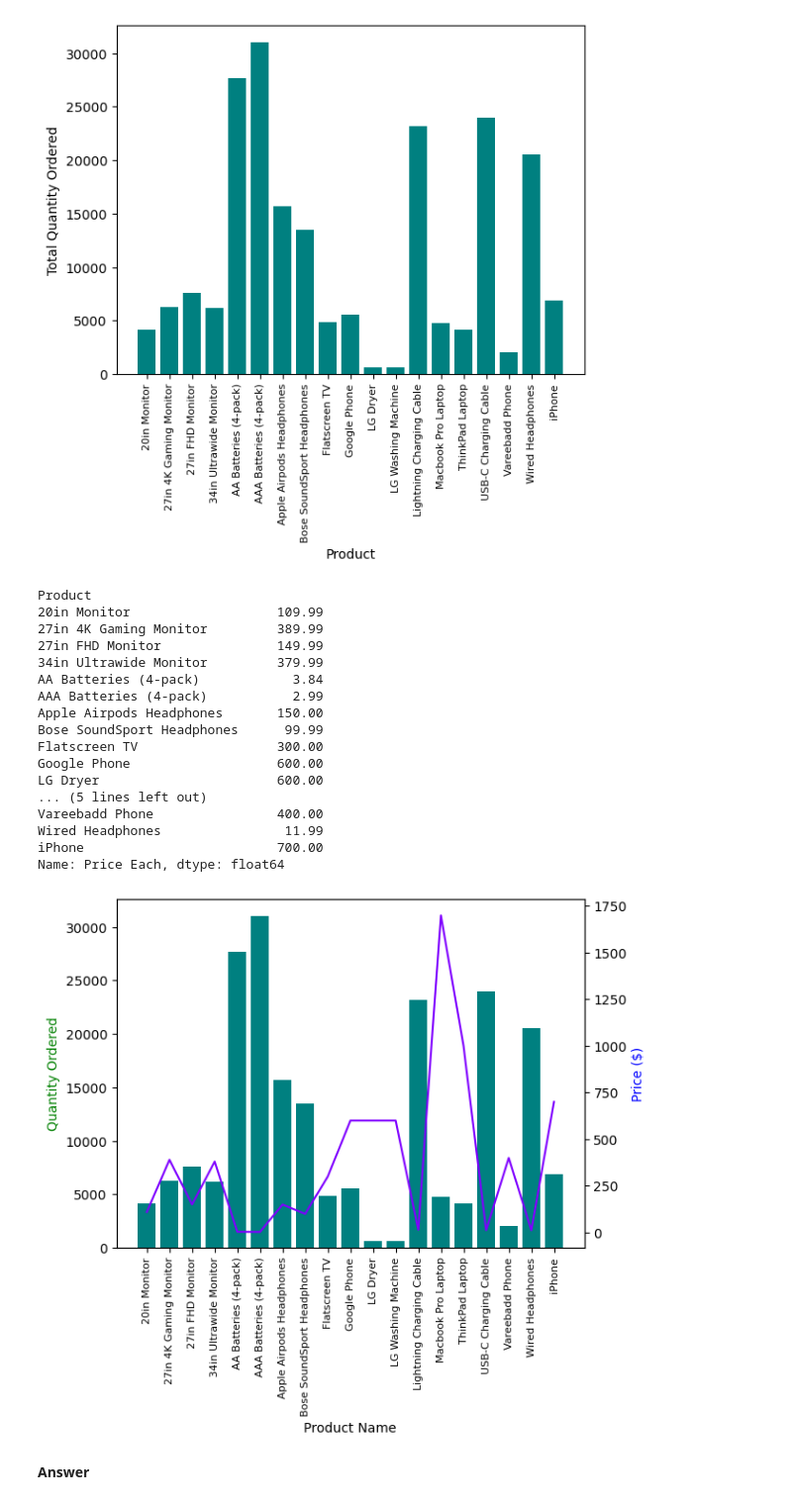
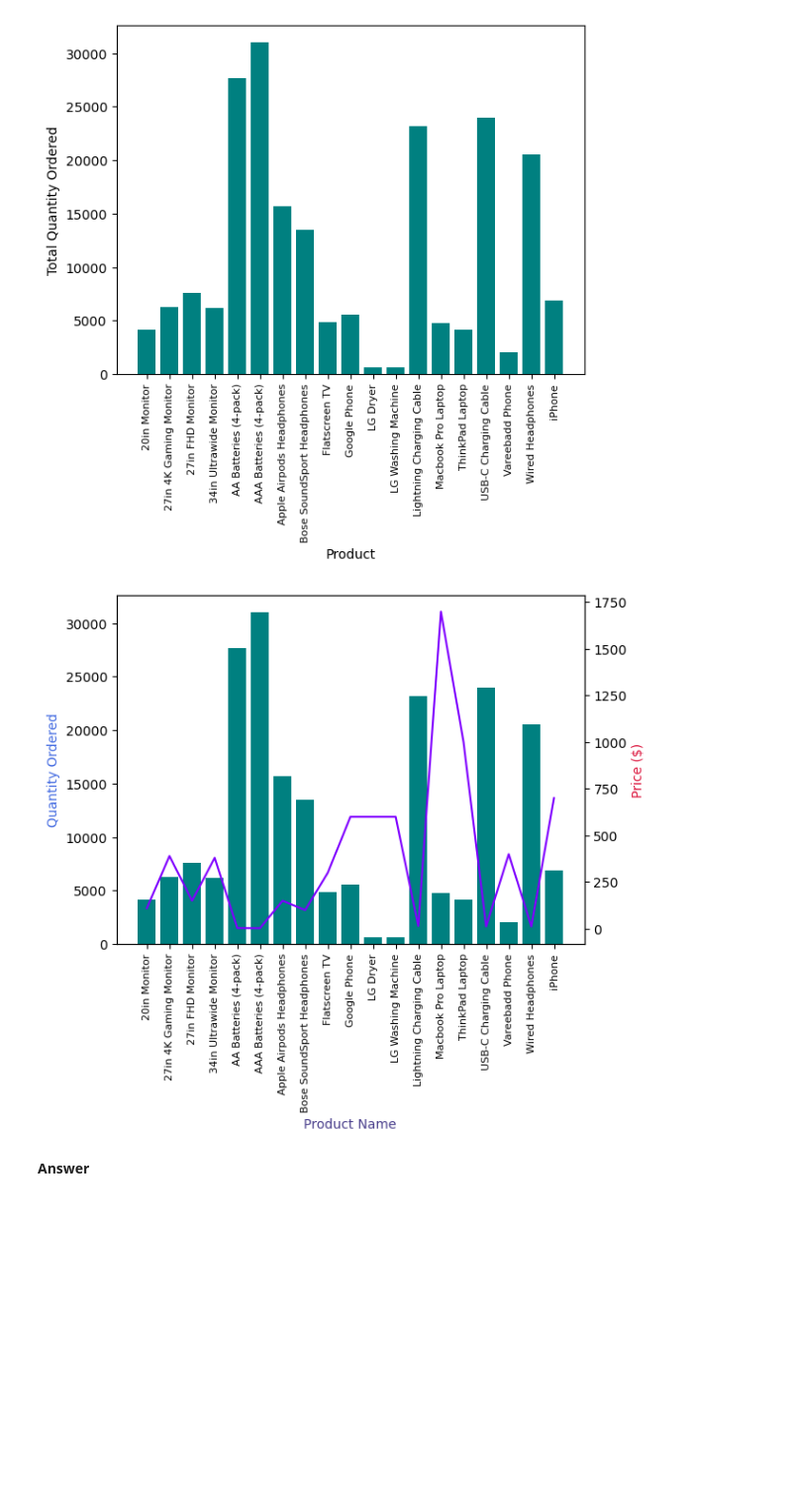
Before and after one commit to dark-teal-coder/ttr-py-data-analysis-pandas-gadget-sales, a Jupyter notebook: analyze-tech-gadgets-2019.ipynb, the cells around one changed output. Shown at 99% size. Saved outputs shown, nothing was run; the diff lists cells and outputs as text; code cells hidden in the pictures; blank space fills up the shorter version.

Commit message:
Test Matplotlib recognized colors

```diff
--- a/analyze-tech-gadgets-2019.ipynb
+++ b/analyze-tech-gadgets-2019.ipynb
@@ -425,43 +425,26 @@ iPhone                       98657  201688   6842
 # %%
 # Referenced: https://stackoverflow.com/questions/14762181/adding-a-y-axis-label-to-secondary-y-axis-in-matplotlib
 
 ## List all the price for each product
 # print(df_all_sales)
 # print(df_all_sales.groupby('Product').mean())
 products_prices = df_all_sales.groupby('Product').mean()['Price Each']
 
 ##
 fig, ax1 = plt.subplots()
 
 ##
 ax2 = ax1.twinx()
 ax1.bar(products, quantity_ordered, color='#008080')
 ax2.plot(products, products_prices, color='#7F00FF')
 
-ax1.set_xlabel('Product Name')
-ax1.set_ylabel('Quantity Ordered', color='g')
-ax2.set_ylabel('Price ($)', color='b')
+ax1.set_xlabel('Product Name', color='#483D8B')
+ax1.set_ylabel('Quantity Ordered', color='royalblue')
+ax2.set_ylabel('Price ($)', color='crimson')
 ax1.set_xticklabels(products, rotation='vertical', size=8)
 
 fig.show()
 # %% [output]
-Product
-20in Monitor                   109.99
-27in 4K Gaming Monitor         389.99
-27in FHD Monitor               149.99
-34in Ultrawide Monitor         379.99
-AA Batteries (4-pack)            3.84
-AAA Batteries (4-pack)           2.99
-Apple Airpods Headphones       150.00
-Bose SoundSport Headphones      99.99
-Flatscreen TV                  300.00
-Google Phone                   600.00
-LG Dryer                       600.00
-... (5 lines left out)
-Vareebadd Phone                400.00
-Wired Headphones                11.99
-iPhone                         700.00
-Name: Price Each, dtype: float64
-[figure, old version]
+[figure, new version]
 # %% [markdown]
 **Answer**
```
